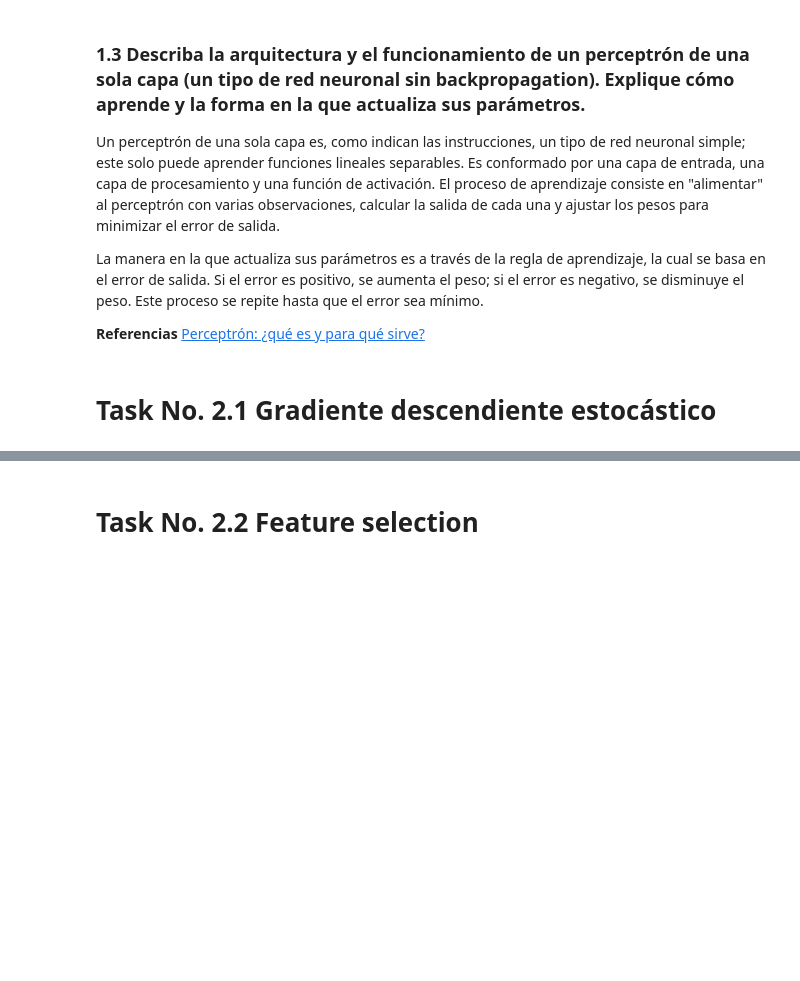
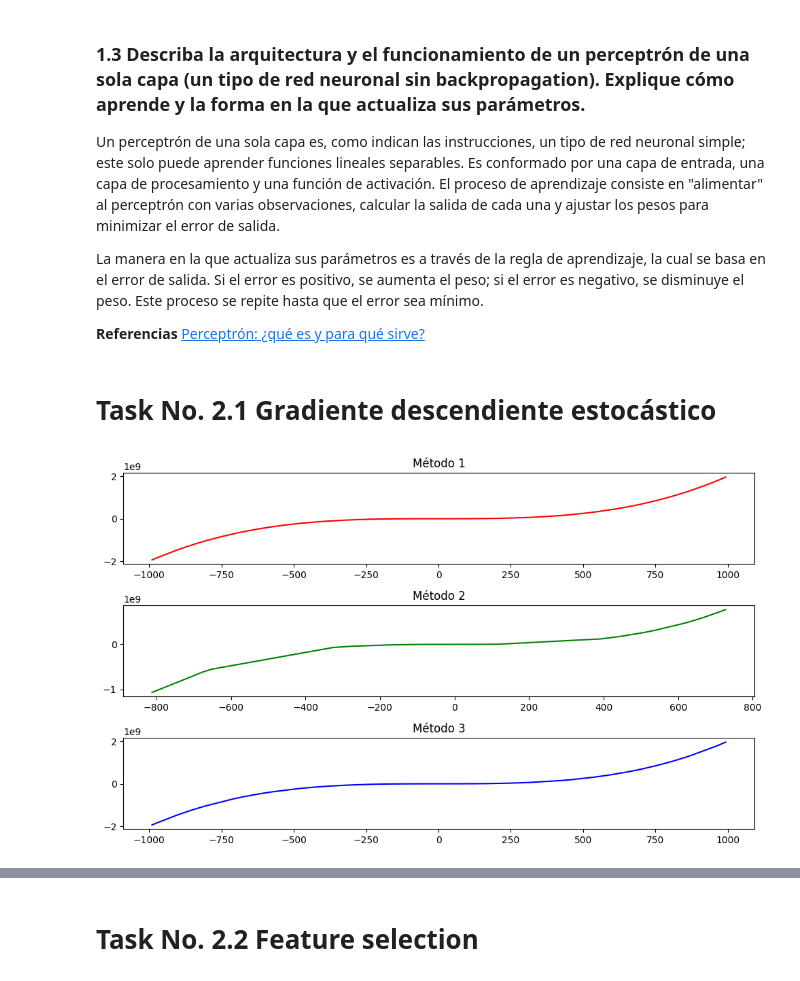
Before and after one commit to FranzCastillo/IA-Perceptron-Feature-Gradient, a Jupyter notebook: iaPerceptronFeatureGradient.ipynb, the cells around one changed output, grey strips where cells are left out. Cells and saved outputs as stored; diff of their text form; code cells hidden in the pictures; blank space fills up the shorter version.

Commit message:
GD, SGD & Mini Batch

```diff
--- a/iaPerceptronFeatureGradient.ipynb
+++ b/iaPerceptronFeatureGradient.ipynb
@@ -45,0 +81,45 @@ La manera en la que actualiza sus parámetros es a través de la regla de aprend
+# %%
+#SGD mini batch
+start = time.time() * 1000
+val = []
+mini_used_val = []
+for _ in range(20):
+    for _ in range(3):
+        id = random.randint(0,len(mini_values)-1)
+        val.append(mini_values.pop(id))
+    mini_used_val.append(val[0])
+    mini_used_val.append(val[1])
+    mini_used_val.append(val[2])
+    SGD_minib_arr.append(np.polyval([2,3,5,3],val.pop()))
+    SGD_minib_arr.append(np.polyval([2,3,5,3],val.pop()))
+    SGD_minib_arr.append(np.polyval([2,3,5,3],val.pop()))
+end = time.time() * 1000
+time.sleep(1)
+mini_time = end - start
+# %%
+plt.figure(figsize=(10, 6))
+
+
+values.sort()
+GD_arr.sort()
+sgd_used_val.sort()
+SGD_arr.sort()
+mini_used_val.sort()
+SGD_minib_arr.sort()
+
+plt.subplot(311)
+plt.plot(values, GD_arr, 'r')
+plt.title('Método 1')
+
+plt.subplot(312)
+plt.plot(sgd_used_val, SGD_arr, 'g')
+plt.title('Método 2')
+
+plt.subplot(313)
+plt.plot(mini_used_val, SGD_minib_arr, 'b')
+plt.title('Método 3')
+
+plt.tight_layout()
+plt.show()
+# %% [output]
+[figure, added]
```
Also changed, not shown: parts of 6 cells of this notebook.
